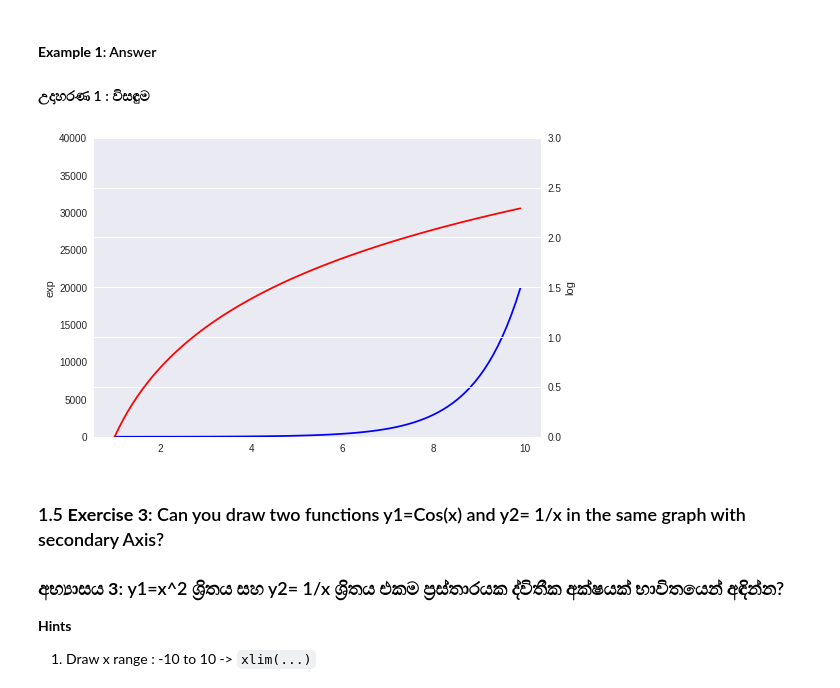
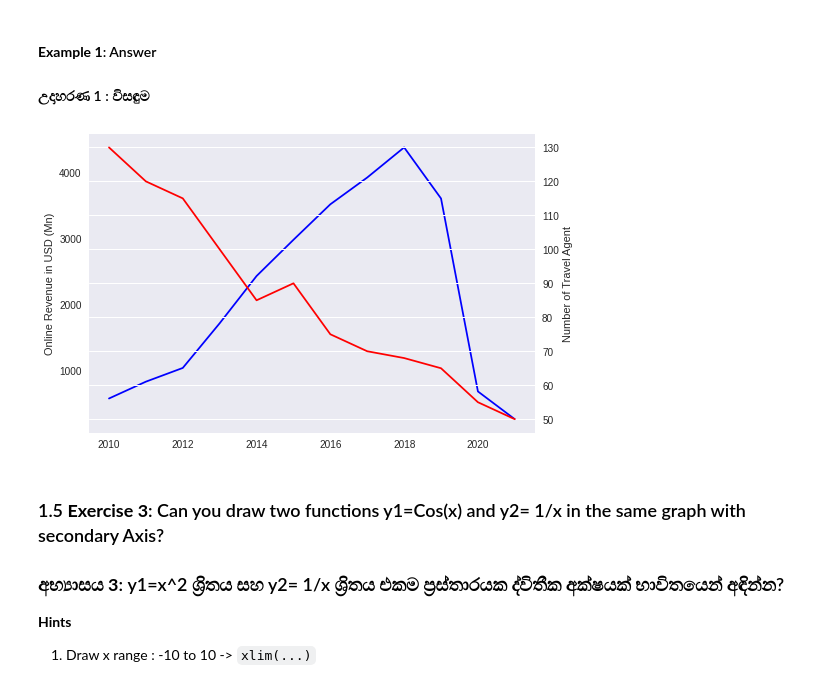
Before and after one commit to GPrathap/pythonII, a Jupyter notebook: sec_matplotlib/matplotlib.ipynb, the cells around one changed output. Drawn from its saved outputs; the diff is of its cells as text; code cells hidden in the pictures.

```diff
--- a/sec_matplotlib/matplotlib.ipynb
+++ b/sec_matplotlib/matplotlib.ipynb
@@ -323,26 +323,25 @@ That is, after plotting the first chart using ax1, you can get the reference for
 # %%
 #configure the graph size & style (height and width)
 
+plt.style.use('seaborn')
 # Plot second line in secondary Y axis.
-x = np.arange(1, 10, 0.1)
-y1 = np.exp(x)
-y2 = np.log(x)
+x = np.arange(2010, 2022, 1)
+no_of_travel_agent = [130,120,115,100,85,90,75,70,68,65,55,50]
+online_hotel_revenue =[575,830,1038,1715,2431,2980,3518,3924,4380,3606,682,261]
 
 # Plot
 fig, ax1 = plt.subplots()
-ax1.set_ylabel('exp')
-ax1.plot(x, y1, color='blue')
-ax1.set_ylim(0,40000)
+ax1.set_ylabel('Online Revenue in USD (Mn)')
+ax1.plot(x, online_hotel_revenue, color='blue')
 ax1.grid()
 
 # Second Line on secondary Y axis
 ax2 = ax1.twinx()  # join a second axis with the first graph we just made
-ax2.set_ylabel('log')
-ax2.set_ylim(0,3)
-ax2.plot(x, y2,color='red')
+ax2.set_ylabel('Number of Travel Agent')
+ax2.plot(x, no_of_travel_agent,color='red')
 plt.show()
 # %% [output]
-[figure, old version]
+[figure, new version]
 # %% [markdown]
 ### 1.5 **Exercise 3**: Can you draw two functions y1=Cos(x) and y2= 1/x in the same graph with secondary Axis?
 ### **අභ්‍යාසය 3**: y1=x^2 ශ්‍රිතය සහ y2= 1/x ශ්‍රිතය එකම ප්‍රස්තාරයක ද්විතීක අක්ෂයක් භාවිතයෙන් අඳින්න?
```
Also changed, not shown: parts of 1 cell of this notebook.
